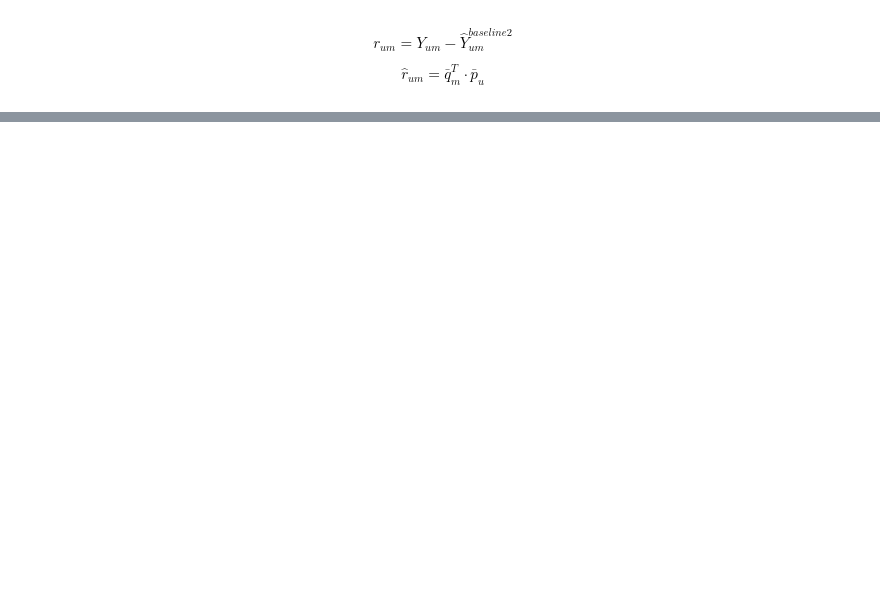
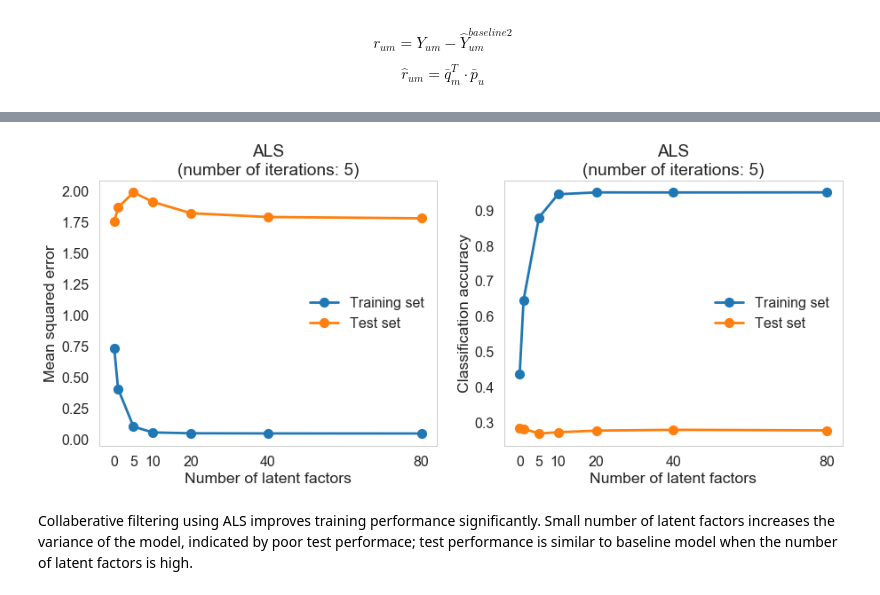
Before and after one commit to xuwd11/Recommender_Systems, a Jupyter notebook: 04_predictive_modeling.ipynb, the cells around one changed output, grey strips where cells are left out. Saved outputs shown, nothing was run; the diff lists cells and outputs as text; code cells hidden in the pictures; blank space fills up the shorter version.

```diff
--- a/04_predictive_modeling.ipynb
+++ b/04_predictive_modeling.ipynb
@@ -446,0 +502,31 @@ ALS(alpha=0, classification=False, iterations=5, lambda_=0, rank=10)
+# %%
+ranks = [0, 1, 5, 10, 20, 40, 80]
+alss2 = [ALS(alpha=best_alpha1, rank=r).fit(X_train, y_train) for r in ranks]
+# %%
+train_mse = [a.score(X_train, y_train, scoring='mse') for a in alss2]
+test_mse = [a.score(X_test, y_test, scoring='mse') for a in alss2]
+train_accuracy = [a.score(X_train, y_train, classification=True) for a in alss2]
+test_accuracy = [a.score(X_test, y_test, classification=True) for a in alss2]
+
+plt.figure(figsize=(15, 5.5))
+plt.subplot(1, 2, 1)
+plt.plot(ranks, train_mse, 'o-', label='Training set');
+plt.plot(ranks, test_mse, 'o-', label='Test set');
+plt.xlabel('Number of latent factors');
+plt.xticks([0] + ranks[2:], [0] + ranks[2:]);
+plt.ylabel('Mean squared error');
+plt.title('ALS\n(number of iterations: {})'.format(5))
+plt.legend();
+
+plt.subplot(1, 2, 2)
+plt.plot(ranks, train_accuracy, 'o-', label='Training set');
+plt.plot(ranks, test_accuracy, 'o-', label='Test set');
+plt.xlabel('Number of latent factors');
+plt.xticks([0] + ranks[2:], [0] + ranks[2:]);
+plt.ylabel('Classification accuracy');
+plt.title('ALS\n(number of iterations: {})'.format(5))
+plt.legend();
+# %% [output]
+[figure, added]
+# %% [markdown]
+Collaberative filtering using ALS improves training performance significantly. Small number of latent factors increases the variance of the model, indicated by poor test performace; test performance is similar to baseline model when the number of latent factors is high.
```
Also changed, not shown: parts of 16 cells of this notebook.
